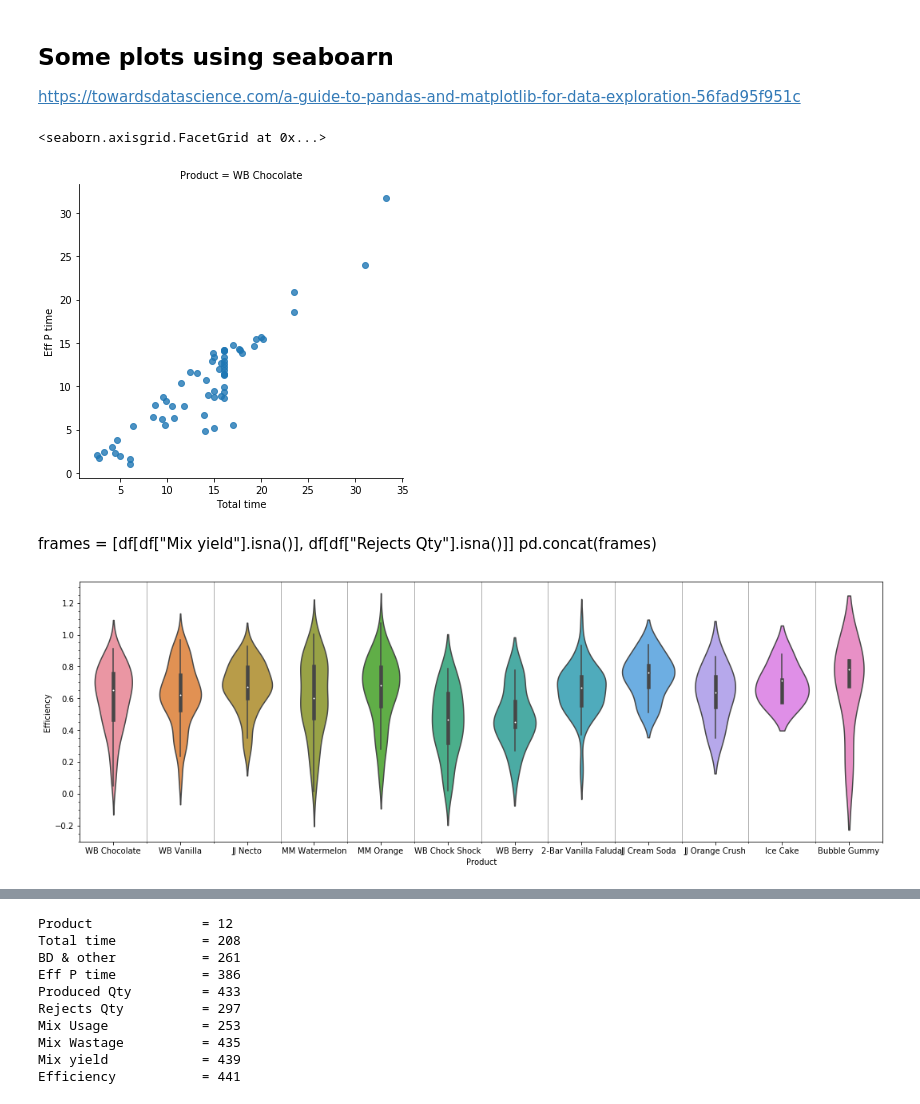
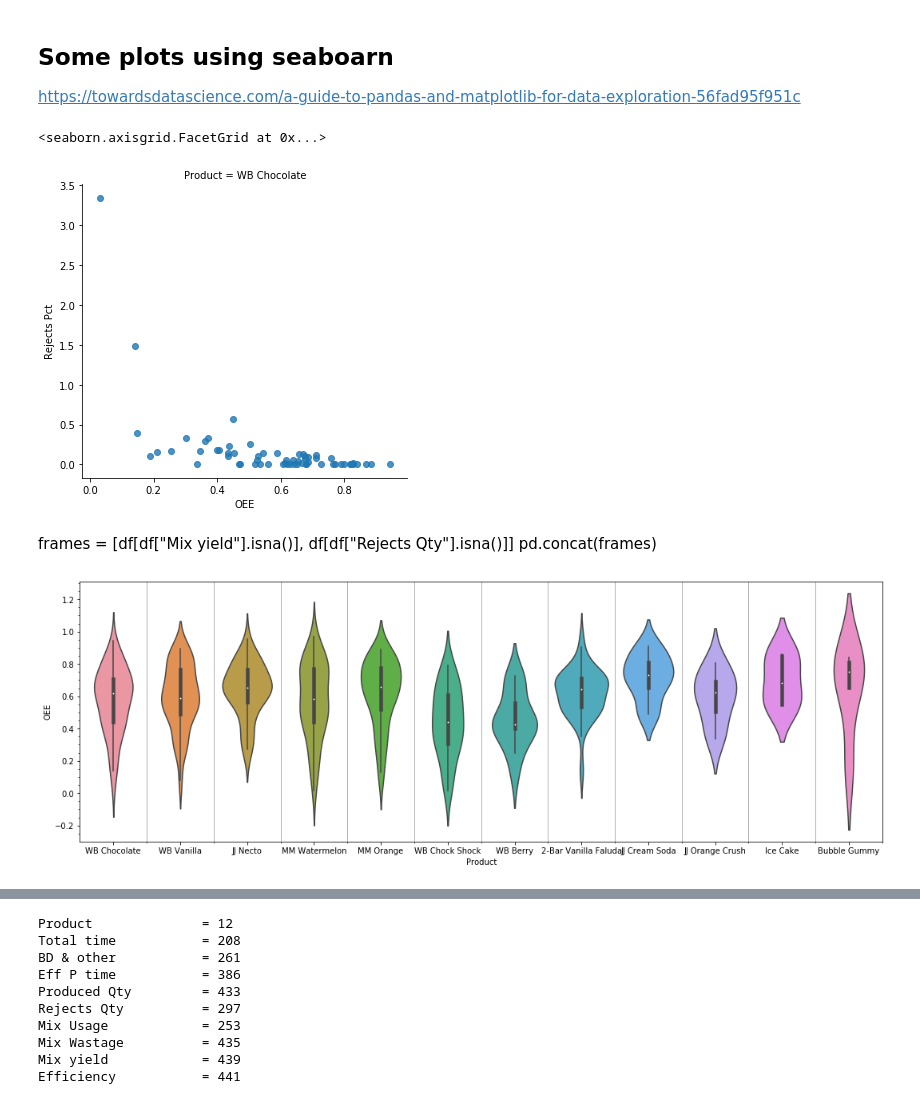
Before and after one commit to CodeProcessor/In20-S1-CS5617-project-1, a Jupyter notebook: Analysis.ipynb, the cells around one changed output, grey strips where cells are left out. Saved outputs shown, nothing was run; the diff lists cells and outputs as text; code cells hidden in the pictures.

```diff
--- a/Analysis.ipynb
+++ b/Analysis.ipynb
@@ -21 +25,9 @@ Index(['Date', 'Product', 'Planned start Time', 'Actual Start Time',
+# %%
+# Add rejects percentage
+
+def get_rejects_percentage(row):
+    return row["Rejects Qty"]/row["Produced Qty"]
+
+df['Rejects Pct'] = df.apply (lambda row: get_rejects_percentage(row), axis=1)
+# df.info()
 # %%
@@ -26,7 +51,7 @@ Index(['Date', 'Product', 'Planned start Time', 'Actual Start Time',
 ## Select only the useful features
 remove duplicate features such as start time and end time
 # %%
-useful_colomns = ["Product", "Total time", "Breakdowns and other delays", "Effective production time", "Produced Qty", "Rejects Qty", "Mix Usage", "Mix Wastage", "Mix yield", "Efficiency"]
+useful_colomns = ["Product", "Startup Delay", "Breakdowns and other delays", "Effective production time", "Rejects Pct", "Mix Usage", "Mix Wastage", "Mix yield", "OEE"]
 df = df[useful_colomns]
 df = df.rename(columns={"Breakdowns and other delays": "BD & other", "Effective production time": "Eff P time"})
 df.head(2)
@@ -91,7 +115,7 @@ memory usage: 34.6+ KB
 # %% [markdown]
 ## Fill the NAN values with the mean of the colomn
 # %%
-df["Rejects Qty"] = df["Rejects Qty"].fillna(df["Rejects Qty"].mean())
+df["Rejects Pct"] = df["Rejects Pct"].fillna(df["Rejects Pct"].mean())
 df["Mix yield"] = df["Mix yield"].fillna(df["Mix yield"].mean())
 # df.info()
 # %%
@@ -106,12 +130,12 @@ https://towardsdatascience.com/a-guide-to-pandas-and-matplotlib-for-data-explora
 # %%
 import seaborn as sns
 %matplotlib inline
 
 filtered_class = df[df['Product'] == 'WB Chocolate']
-sns.lmplot("Total time", "Eff P time", data=filtered_class, fit_reg=False, col='Product', col_wrap=2)
+sns.lmplot("OEE", "Rejects Pct", data=filtered_class, fit_reg=False, col='Product', col_wrap=2)
 # %% [output]
 <seaborn.axisgrid.FacetGrid at 0x...>
-[figure, old version]
+[figure, new version]
 # %% [markdown]
 frames = [df[df["Mix yield"].isna()], df[df["Rejects Qty"].isna()]]
 pd.concat(frames)
@@ -121,14 +145,14 @@ import matplotlib.pyplot as plt
 
 fig = plt.figure(figsize=(18,6))
 
-ax1 = sns.violinplot('Product', "Efficiency", data=df)
+ax1 = sns.violinplot('Product', "OEE", data=df)
 
 
 ax1.minorticks_on()
 ax1.xaxis.set_minor_locator(AutoMinorLocator(2))
 ax1.grid(which='minor', axis='x', linewidth=1)
 # %% [output]
-[figure, old version]
+[figure, new version]
 # %%
 sns.pairplot(df.loc[:,df.dtypes == 'float64'])
 # %% [output]
```
Also changed, not shown: parts of 14 cells of this notebook.
